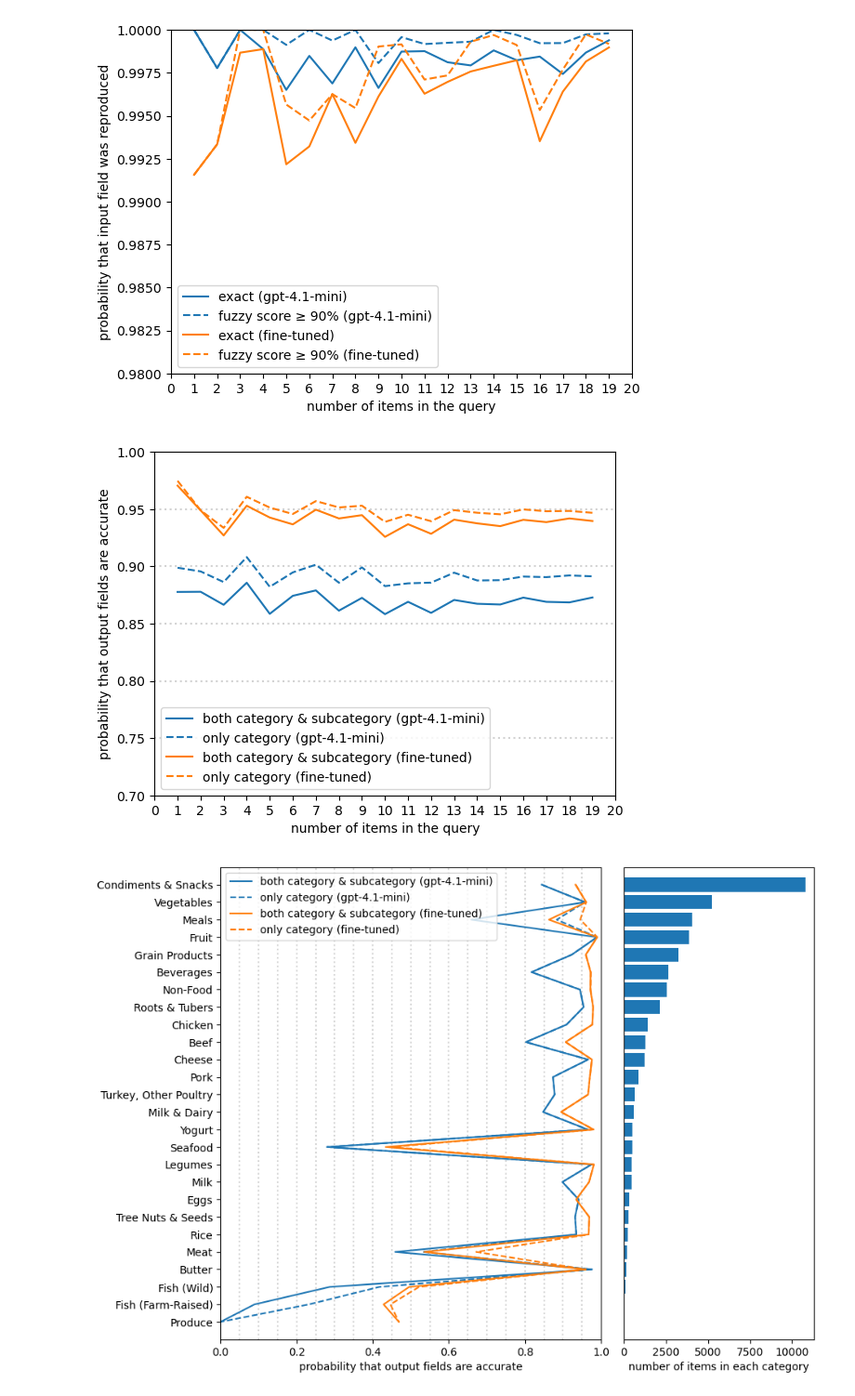
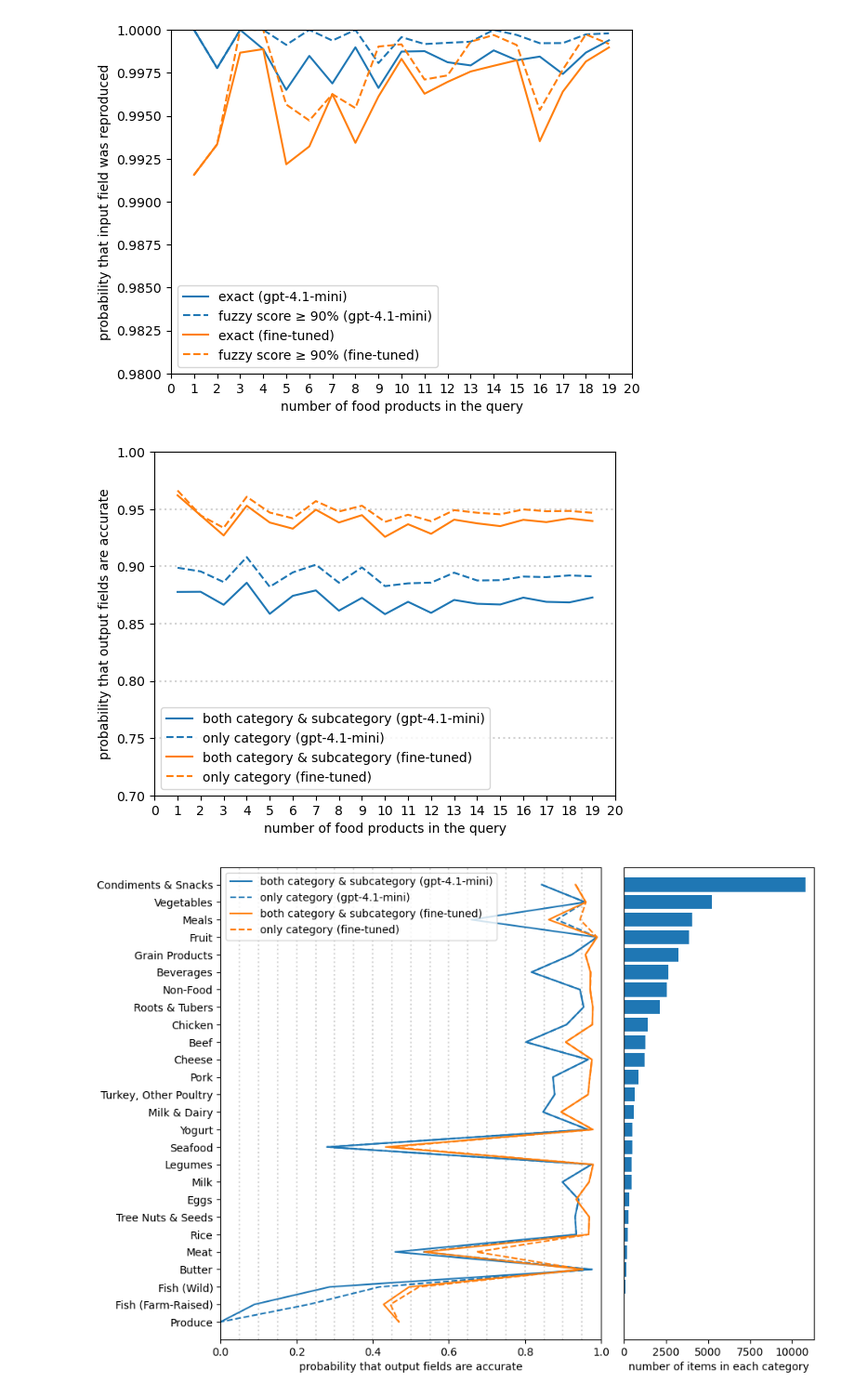
Before and after one commit to uchicago-dsi/good-food-purchasing, a Jupyter notebook: new-data-2025-11-20/test-fine-tuning-vy.ipynb, the cells around one changed output. Shown at 93% size. Cells and saved outputs as stored; diff of their text form; code cells hidden in the pictures.

```diff
--- a/new-data-2025-11-20/test-fine-tuning-vy.ipynb
+++ b/new-data-2025-11-20/test-fine-tuning-vy.ipynb
@@ -8,12 +8,12 @@ import matplotlib.pyplot as plt
 from thefuzz import fuzz
 # %%
 category_untuned = []
-with open("category-gpt-4.1-mini-2025-04-14.jsonl") as file:
+with open("fine-tuning-2/category-gpt-4.1-mini-2025-04-14.jsonl") as file:
     for line in file:
         category_untuned.append(json.loads(line))
 # %%
 category_finetuned = []
-with open("category-ft:gpt-4.1-mini-2025-04-14:u-chicago:cgfp-category-try1:CobZKZz1.jsonl") as file:
+with open("fine-tuning-2/category-ft:gpt-4.1-mini-2025-04-14:u-chicago:cgfp-category-try1:CobZKZz1.jsonl") as file:
     for line in file:
         category_finetuned.append(json.loads(line))
 # %%
@@ -33,19 +33,22 @@ def category_to_df(data):
     df_subcategory = []
     df_multiplicity = []
     df_inputfuzz = []
+    df_actual_category = []
     df_good_category = []
     df_good_subcategory = []
 
     for pair in data:
         actual, expected = pair["actual"]["food_products"], pair["expected"]["food_products"]
+        len_actual = len([x for x in actual if isinstance(x, dict) and "input" in x])
         for index, row in enumerate(expected):
             df_input.append(row["input"])
             df_category.append(row["category"])
             df_subcategory.append(row.get("subcategory", ""))
             df_multiplicity.append(len(expected))
-            df_inputfuzz.append(fuzz.ratio(row["input"], actual[index].get("input", "")) if index < len(actual) else 0)
-            df_good_category.append(row["category"] == actual[index].get("category", "") if index < len(actual) else False)
-            df_good_subcategory.append(row.get("subcategory", "") == actual[index].get("subcategory", "") if index < len(actual) else False)
+            df_inputfuzz.append(fuzz.ratio(row["input"], actual[index].get("input", "")) if index < len_actual else 0)
+            df_actual_category.append(actual[index].get("category", "") if index < len_actual else "")
+            df_good_category.append(row["category"] == actual[index].get("category", "") if index < len_actual else False)
+            df_good_subcategory.append(row.get("subcategory", "") == actual[index].get("subcategory", "") if index < len_actual else False)
 
     return pd.DataFrame({
         "input": df_input,
@@ -54,6 +57,7 @@ def category_to_df(data):
         "multiplicity": df_multiplicity,
         "inputfuzz": df_inputfuzz,
         "good_category": df_good_category,
+        "actual_category": df_actual_category,
         "good_subcategory": df_good_subcategory,
     })
 
@@ -168,7 +173,7 @@ for multiplicity in range(1, 20):
 ax.plot(range(1, 20), fraction100, color="tab:orange", ls="-", label="exact (fine-tuned)")
 ax.plot(range(1, 20), fraction90, color="tab:orange", ls="--", label="fuzzy score ≥ 90% (fine-tuned)")
 
-ax.set_xlabel("number of items in the query")
+ax.set_xlabel("number of food products in the query")
 ax.set_ylabel("probability that input field was reproduced")
 ax.set_xlim(0, 20)
 ax.set_xticks(range(21))
@@ -177,41 +182,41 @@ ax.legend()
 
 None
 # %% [output]
-[figure, old version]
+[figure, new version]
 # %%
 fig, ax = plt.subplots()
 
 for level in np.arange(0.75, 1, 0.05):
     ax.axhline(level, color="lightgrey", ls=":")
 
 fraction1 = []
 fraction2 = []
 for multiplicity in range(1, 20):
     df_this_multiplicity = df_category_untuned.query(f"multiplicity == {multiplicity}")
     fraction1.append(np.count_nonzero(df_this_multiplicity["good_category"]) / len(df_this_multiplicity))
     fraction2.append(np.count_nonzero(df_this_multiplicity["good_category"] & df_this_multiplicity["good_subcategory"]) / len(df_this_multiplicity))
 ax.plot(range(1, 20), fraction2, color="tab:blue", ls="-", label="both category & subcategory (gpt-4.1-mini)")
 ax.plot(range(1, 20), fraction1, color="tab:blue", ls="--", label="only category (gpt-4.1-mini)")
 
 fraction1 = []
 fraction2 = []
 for multiplicity in range(1, 20):
     df_this_multiplicity = df_category_finetuned.query(f"multiplicity == {multiplicity}")
     fraction1.append(np.count_nonzero(df_this_multiplicity["good_category"]) / len(df_this_multiplicity))
     fraction2.append(np.count_nonzero(df_this_multiplicity["good_category"] & df_this_multiplicity["good_subcategory"]) / len(df_this_multiplicity))
 ax.plot(range(1, 20), fraction2, color="tab:orange", ls="-", label="both category & subcategory (fine-tuned)")
 ax.plot(range(1, 20), fraction1, color="tab:orange", ls="--", label="only category (fine-tuned)")
 
-ax.set_xlabel("number of items in the query")
+ax.set_xlabel("number of food products in the query")
 ax.set_ylabel("probability that output fields are accurate")
 ax.set_xlim(0, 20)
 ax.set_xticks(range(21))
 ax.set_ylim(0.7, 1)
 ax.legend()
 
 None
 # %% [output]
-[figure, old version]
+[figure, new version]
 # %%
 fig, (ax1, ax2) = plt.subplots(1, 2, figsize=[10, 8], gridspec_kw=dict(width_ratios=[2, 1], wspace=0.08))
 
```
Also changed, not shown: parts of 8 cells of this notebook.
